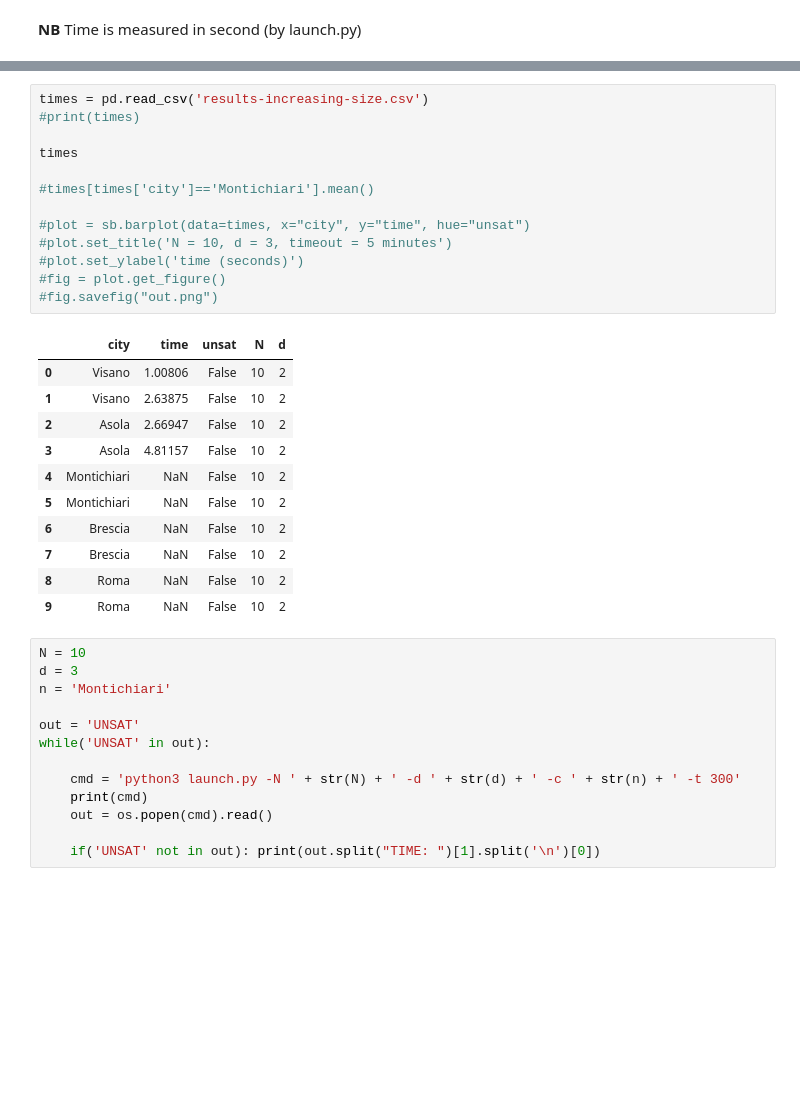
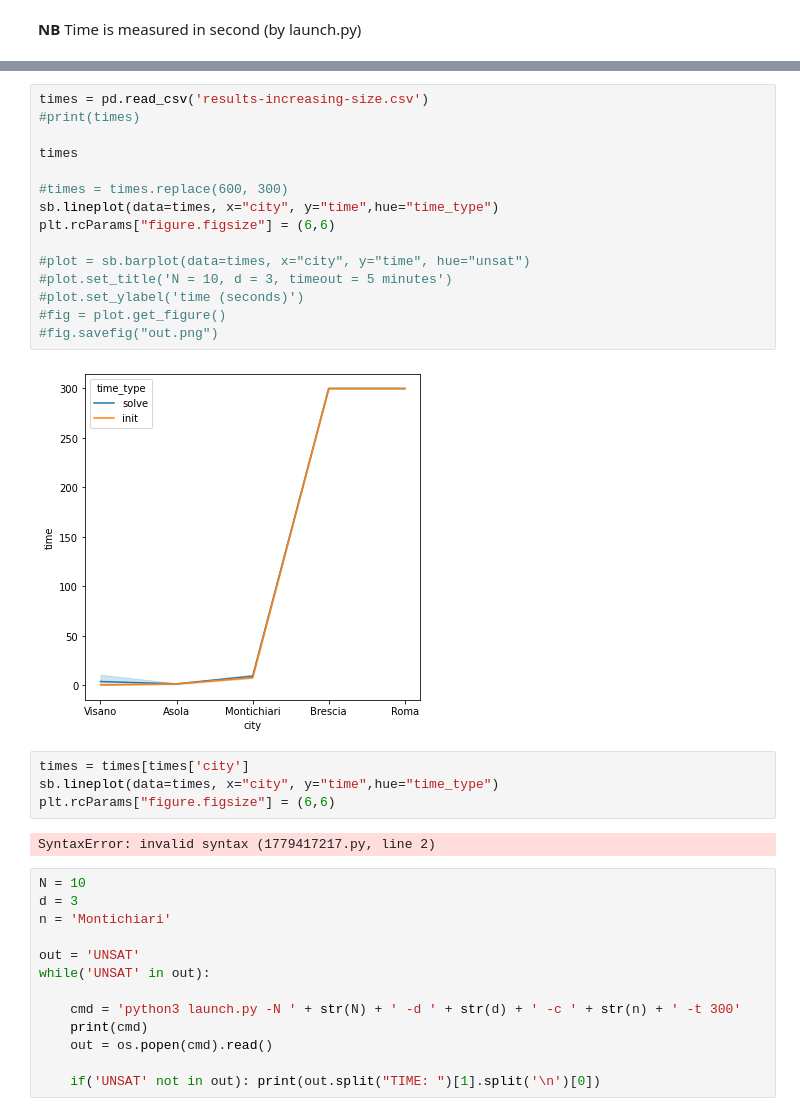
Before and after one commit to jokerale/pizzaguy, a Jupyter notebook: code/Test.ipynb, the cells around one changed output, grey strips where cells are left out. Drawn from its saved outputs; the diff is of its cells as text; blank space fills up the shorter version.

```diff
--- a/code/Test.ipynb
+++ b/code/Test.ipynb
@@ -115,28 +72,26 @@ Roma: 0/2 are unsat.
 # %%
 times = pd.read_csv('results-increasing-size.csv')
 #print(times)
 
 times
 
-#times[times['city']=='Montichiari'].mean()
+#times = times.replace(600, 300)
+sb.lineplot(data=times, x="city", y="time",hue="time_type")
+plt.rcParams["figure.figsize"] = (6,6)
 
 #plot = sb.barplot(data=times, x="city", y="time", hue="unsat")
 #plot.set_title('N = 10, d = 3, timeout = 5 minutes')
 #plot.set_ylabel('time (seconds)')
 #fig = plot.get_figure()
 #fig.savefig("out.png")
 # %% [output]
-|  | city | time | unsat | N | d |
-| 0 | Visano | 1.00806 | False | 10 | 2 |
-| 1 | Visano | 2.63875 | False | 10 | 2 |
-| 2 | Asola | 2.66947 | False | 10 | 2 |
-| 3 | Asola | 4.81157 | False | 10 | 2 |
-| 4 | Montichiari | NaN | False | 10 | 2 |
-| 5 | Montichiari | NaN | False | 10 | 2 |
-| 6 | Brescia | NaN | False | 10 | 2 |
-| 7 | Brescia | NaN | False | 10 | 2 |
-| 8 | Roma | NaN | False | 10 | 2 |
-| 9 | Roma | NaN | False | 10 | 2 |
+[figure, added]
+# %%
+times = times[times['city']
+sb.lineplot(data=times, x="city", y="time",hue="time_type")
+plt.rcParams["figure.figsize"] = (6,6)
+# %% [output]
+SyntaxError: invalid syntax (1779417217.py, line 2)
 # %%
 N = 10
 d = 3
```
Also changed, not shown: parts of 15 cells of this notebook, 21 other files.
